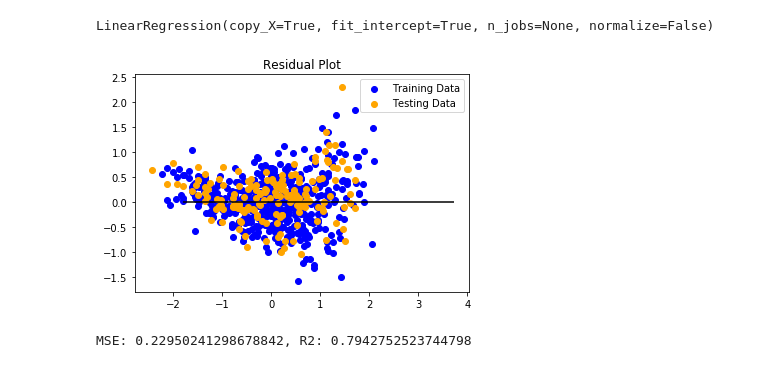
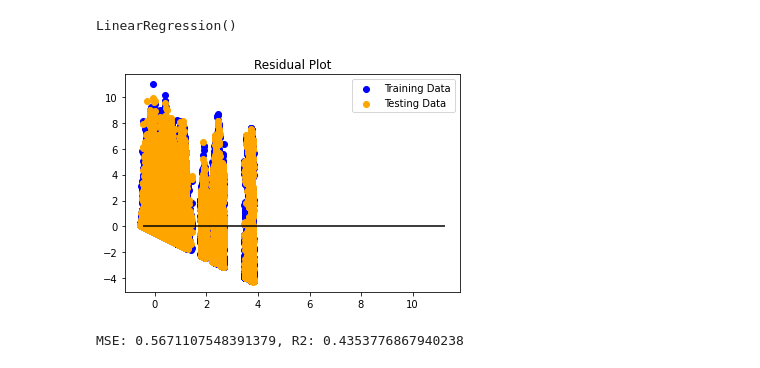
Before and after one commit to schwamb/311-service-project, a Jupyter notebook: 311_service_request.ipynb, the cells around one changed output. Cells and saved outputs as stored; diff of their text form; code cells hidden in the pictures.

Commit message:
Cleaned data and fit ML model

```diff
--- a/311_service_request.ipynb
+++ b/311_service_request.ipynb
@@ -50,0 +193,3 @@ service_requests
+# %%
+under_5 = service_requests_with_time[service_requests_with_time['TIME_TO_COMPLETION (M)'] < 5].index
+service_requests_with_time.drop(under_5 , inplace=True)
@@ -51,9 +229,11 @@ service_requests
+# %%
+service_requests_with_time = service_requests_with_time[service_requests_with_time.WARD.notna()]
 # %%
 # Assign X (data) and y (target)
 
 ### BEGIN SOLUTION
-X = smoking[['Age', 'Height', 'Sex_Male', 'Smoker_Current']]
-y = smoking["FEV"].values.reshape(-1, 1)
+X = pd.get_dummies(service_requests_with_time[['SR_TYPE', 'WARD', 'CREATED_MONTH', 'CREATED_DAY_OF_WEEK', 'CREATED_HOUR']])
+y = service_requests_with_time["TIME_TO_COMPLETION (M)"].values.reshape(-1, 1)
 print(X.shape, y.shape)
 ### END SOLUTION
 # %% [output]
@@ -89,28 +316,28 @@ y_test_scaled = y_scaler.transform(y_test)
 
 ### BEGIN SOLUTION
 from sklearn.linear_model import LinearRegression
-model = LinearRegression()
-model.fit(X_train_scaled, y_train_scaled)
+regressor = LinearRegression()
+regressor.fit(X_train_scaled, y_train_scaled)
 ### END SOLUTION
 # %% [output]
-LinearRegression(copy_X=True, fit_intercept=True, n_jobs=None, normalize=False)
+LinearRegression()
 # %%
 # Make predictions using a fitted model
 # Plot the difference between the model predicted values and actual y values, versus the model predicted values
 # Hint: You can predict values of X training and testing data using the model.predict() method on a fitted model
 
 ### BEGIN SOLUTION
-predictions = model.predict(X_test_scaled)
-model.fit(X_train_scaled, y_train_scaled)
-plt.scatter(model.predict(X_train_scaled), y_train_scaled - model.predict(X_train_scaled), c="blue", label="Training Data")
-plt.scatter(model.predict(X_test_scaled), y_test_scaled - model.predict(X_test_scaled), c="orange", label="Testing Data")
+predictions = regressor.predict(X_test_scaled)
+regressor.fit(X_train_scaled, y_train_scaled)
+plt.scatter(regressor.predict(X_train_scaled), y_train_scaled - regressor.predict(X_train_scaled), c="blue", label="Training Data")
+plt.scatter(regressor.predict(X_test_scaled), y_test_scaled - regressor.predict(X_test_scaled), c="orange", label="Testing Data")
 plt.legend()
 plt.hlines(y=0, xmin=y_test_scaled.min(), xmax=y_test_scaled.max())
 plt.title("Residual Plot")
 plt.show()
 ### END SOLUTION
 # %% [output]
-[figure, old version]
+[figure, new version]
 # %%
 # Used X_test_scaled, y_test_scaled, and model.predict(X_test_scaled) to calculate MSE and R2
 
@@ -118,12 +345,12 @@ plt.show()
 from sklearn.metrics import mean_squared_error
 
 MSE = mean_squared_error(y_test_scaled, predictions)
-r2 = model.score(X_test_scaled, y_test_scaled)
+r2 = regressor.score(X_test_scaled, y_test_scaled)
 ### END SOLUTION
 
 print(f"MSE: {MSE}, R2: {r2}")
 # %% [output]
-MSE: 0.22950241298678842, R2: 0.7942752523744798
+MSE: 0.5671107548391379, R2: 0.4353776867940238
 # %%
 # LASSO model
 # Note: Use an alpha of .01 when creating the model for this activity
```
Also changed, not shown: parts of 38 cells of this notebook, 1 other file.
